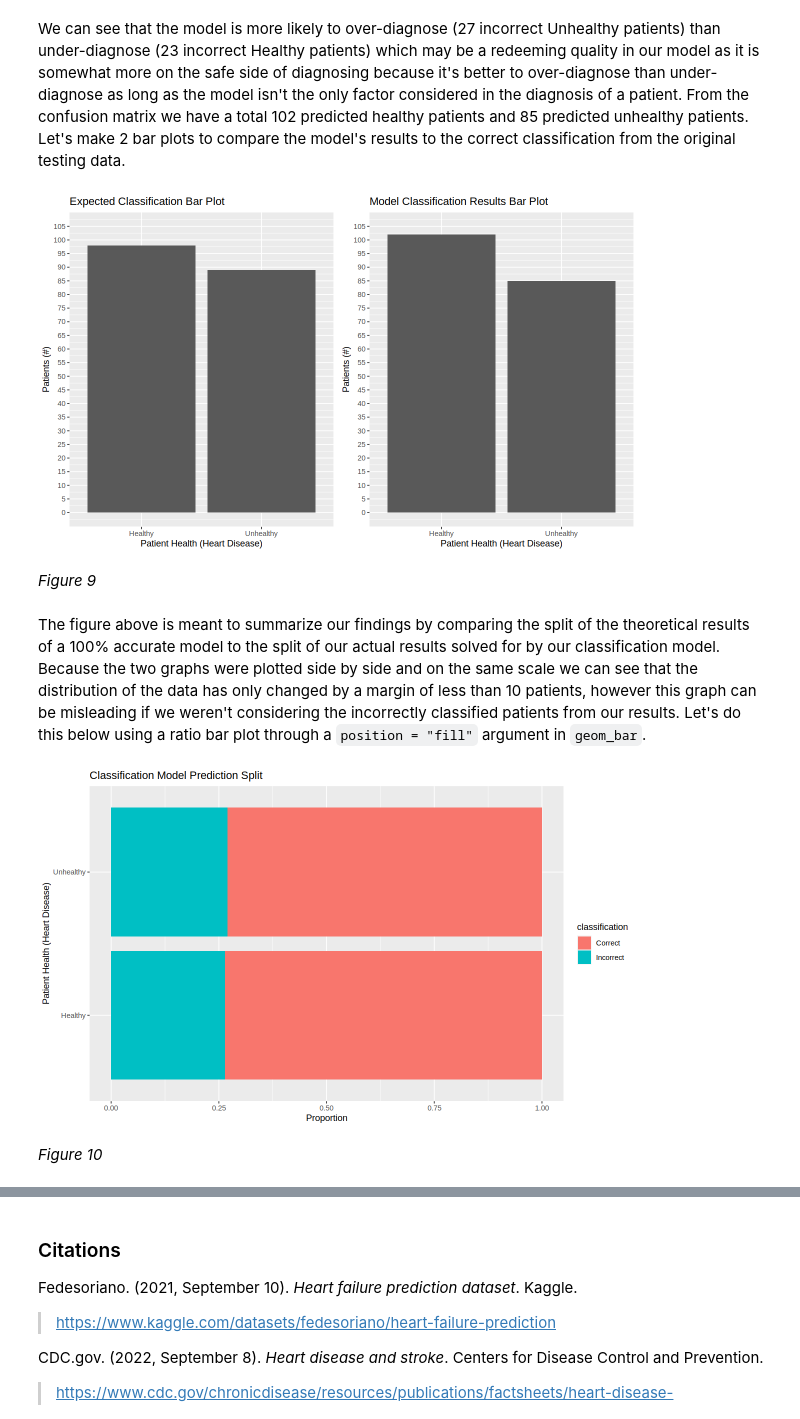
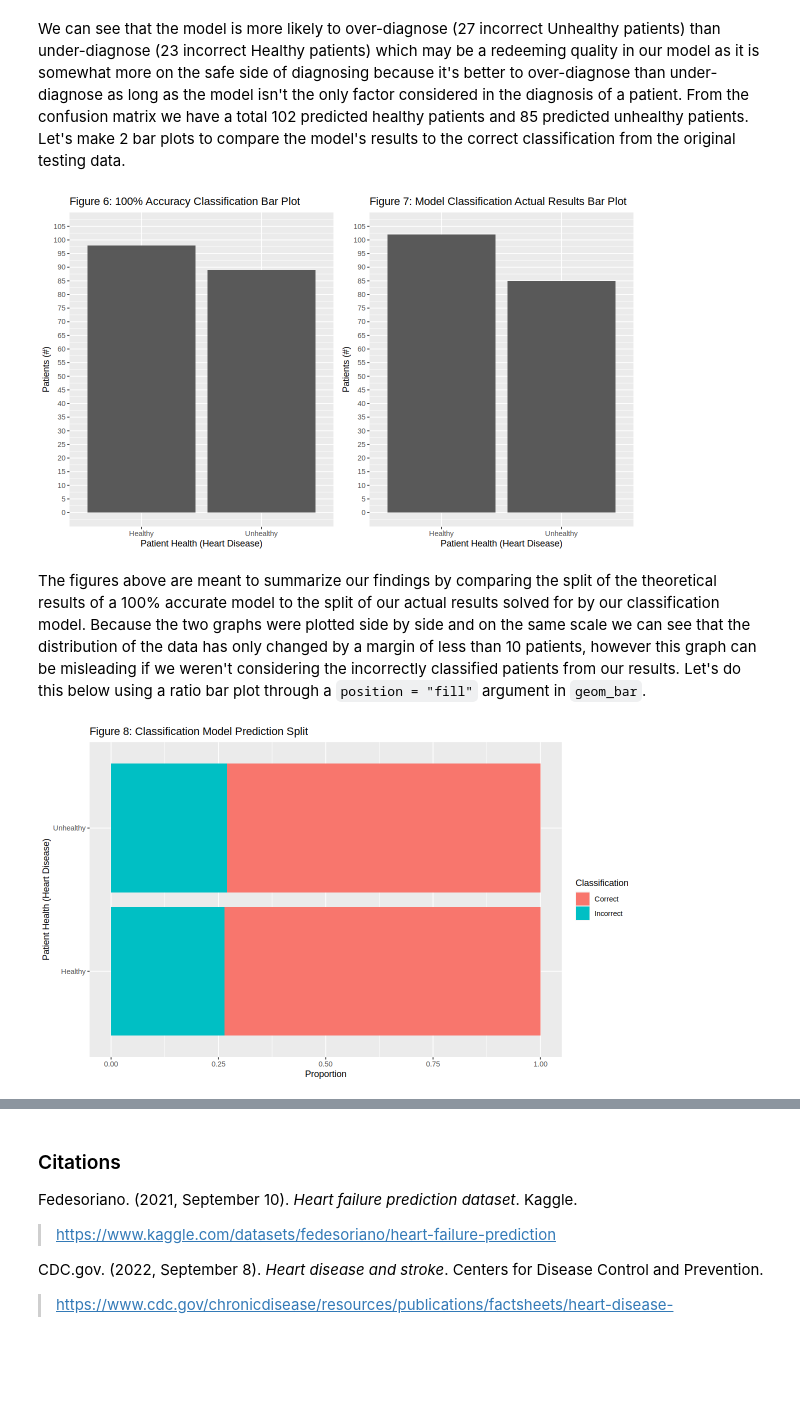
Before and after one commit to hamin2006/Group_Project_7, a Jupyter notebook: project_report_group7.ipynb, the cells around one changed output, grey strips where cells are left out. Cells and saved outputs as stored; diff of their text form; code cells hidden in the pictures; blank space fills up the shorter version.

```diff
--- a/project_report_group7.ipynb
+++ b/project_report_group7.ipynb
@@ -383,47 +367,43 @@ We can see that the model is more likely to over-diagnose (27 incorrect Unhealth
 # %%
 options(repr.plot.height = 6, repr.plot.width = 10)
 expected_results <- ggplot(heart_testing, aes(x = heart_failure)) +
     geom_bar() +
-    labs(x = "Patient Health (Heart Disease)", y = "Patients (#)", title = "Expected Classification Bar Plot") +
+    labs(x = "Patient Health (Heart Disease)", y = "Patients (#)", title = "Figure 6: 100% Accuracy Classification Bar Plot") +
     scale_y_continuous(breaks = seq(0,105, by = 5), limits = c(0,105))
 
 
 true_healthy <- tibble(patient = c(1:75),
                          result = "Healthy",
                          classification = "Correct")
 true_unhealthy <- tibble(patient = c(1:62),
                          result = "Unhealthy",
                          classification = "Correct")
 false_healthy <- tibble(patient = c(1:27),
                          result = "Healthy",
                          classification = "Incorrect")
 false_unhealthy <- tibble(patient = c(1:23),
                          result = "Unhealthy",
                          classification = "Incorrect")
 
 result_tibble <- bind_rows(true_healthy, true_unhealthy, false_healthy, false_unhealthy)
 
 actual_results <- ggplot(result_tibble, aes(x = result)) +
     geom_bar() +
-    labs(x = "Patient Health (Heart Disease)", y = "Patients (#)", title = "Model Classification Results Bar Plot") +
+    labs(x = "Patient Health (Heart Disease)", y = "Patients (#)", title = "Figure 7: Model Classification Actual Results Bar Plot") +
     scale_y_continuous(breaks = seq(0,105, by = 5), limits = c(0,105))
 
 comparison_plot <- plot_grid(expected_results, actual_results, ncol = 2)
 comparison_plot
 # %% [output]
-[figure, old version]
+[figure, new version]
-# %% [markdown]
-*Figure 9*
 # %% [markdown]
-The figure above is meant to summarize our findings by comparing the split of the theoretical results of a 100% accurate model to the split of our actual results solved for by our classification model. Because the two graphs were plotted side by side and on the same scale we can see that the distribution of the data has only changed by a margin of less than 10 patients, however this graph can be misleading if we weren't considering the incorrectly classified patients from our results. Let's do this below using a ratio bar plot through a `position = "fill"` argument in `geom_bar`.
+The figures above are meant to summarize our findings by comparing the split of the theoretical results of a 100% accurate model to the split of our actual results solved for by our classification model. Because the two graphs were plotted side by side and on the same scale we can see that the distribution of the data has only changed by a margin of less than 10 patients, however this graph can be misleading if we weren't considering the incorrectly classified patients from our results. Let's do this below using a ratio bar plot through a `position = "fill"` argument in `geom_bar`.
 # %%
 options(repr.plot.height = 6, repr.plot.width = 10)
 split_plot <- ggplot(result_tibble, aes(y = result, fill = classification)) +
     geom_bar(position = "fill") +
-    labs(y = "Patient Health (Heart Disease)", x = "Proportion", title = "Classification Model Prediction Split")
+    labs(y = "Patient Health (Heart Disease)", x = "Proportion", title = "Figure 8: Classification Model Prediction Split", fill = "Classification")
 split_plot
 # %% [output]
-[figure, old version]
+[figure, new version]
-# %% [markdown]
-*Figure 10*
 # %% [markdown]
```
Also changed, not shown: parts of 33 cells of this notebook.
